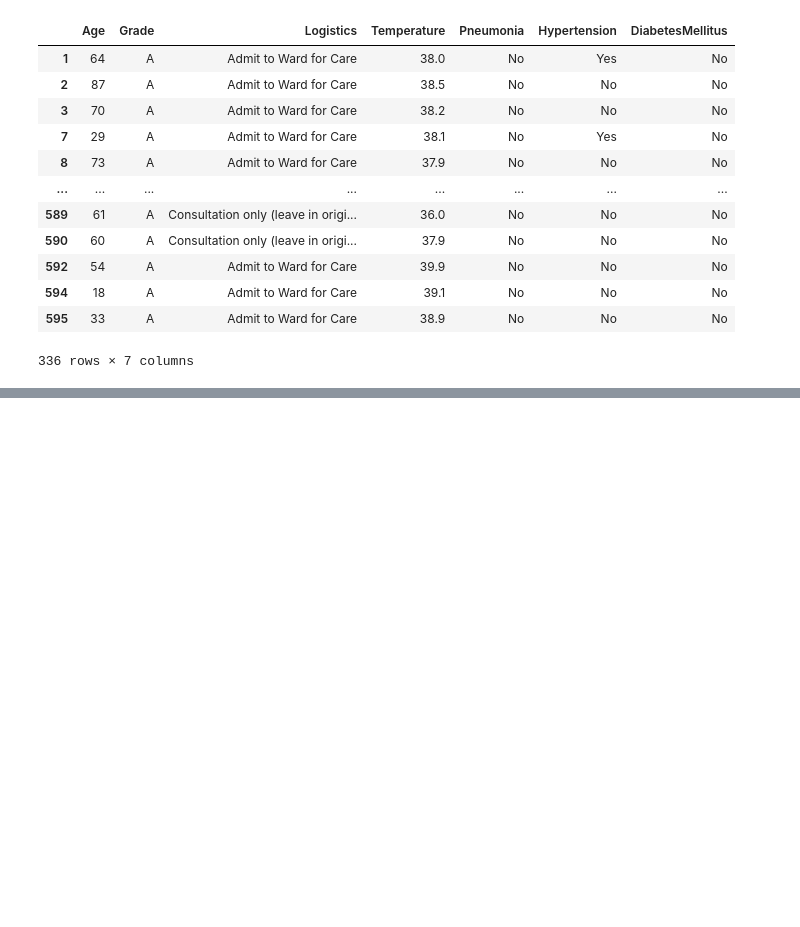
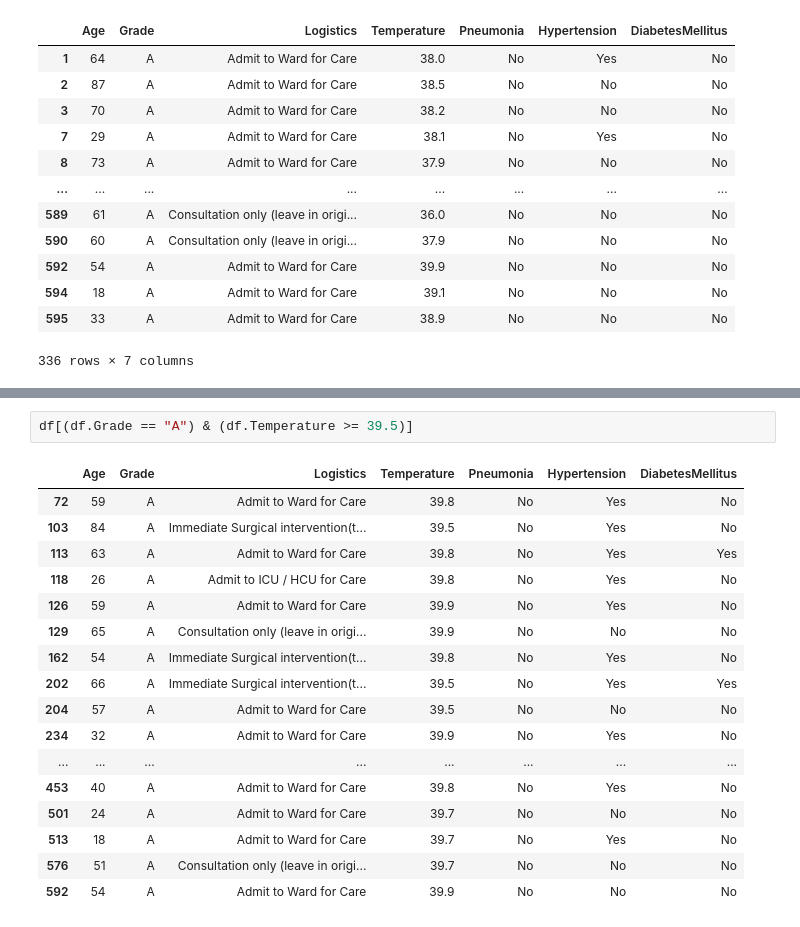
Before and after one commit to StephJones87/Udemy_Biostatistics_FUndamentals, a Jupyter notebook: Working_with_data.ipynb, the cells around one changed output, grey strips where cells are left out. Drawn from its saved outputs; the diff is of its cells as text; blank space fills up the shorter version.

```diff
--- a/Working_with_data.ipynb
+++ b/Working_with_data.ipynb
@@ -100,0 +121,20 @@ df[df.Grade == "A"]
+# %%
+df[(df.Grade == "A") & (df.Temperature >= 39.5)]
+# %% [output]
+|  | Age | Grade | Logistics | Temperature | Pneumonia | Hypertension | DiabetesMellitus |
+| 72 | 59 | A | Admit to Ward for Care | 39.8 | No | Yes | No |
+| 103 | 84 | A | Immediate Surgical intervention(t... | 39.5 | No | Yes | No |
+| 113 | 63 | A | Admit to Ward for Care | 39.8 | No | Yes | Yes |
+| 118 | 26 | A | Admit to ICU / HCU for Care | 39.8 | No | Yes | No |
+| 126 | 59 | A | Admit to Ward for Care | 39.9 | No | Yes | No |
+| 129 | 65 | A | Consultation only (leave in origi... | 39.9 | No | No | No |
+| 162 | 54 | A | Immediate Surgical intervention(t... | 39.8 | No | Yes | No |
+| 202 | 66 | A | Immediate Surgical intervention(t... | 39.5 | No | Yes | Yes |
+| 204 | 57 | A | Admit to Ward for Care | 39.5 | No | No | No |
+| 234 | 32 | A | Admit to Ward for Care | 39.9 | No | Yes | No |
+| ... | ... | ... | ... | ... | ... | ... | ... |
+| 453 | 40 | A | Admit to Ward for Care | 39.8 | No | Yes | No |
+| 501 | 24 | A | Admit to Ward for Care | 39.7 | No | No | No |
+| 513 | 18 | A | Admit to Ward for Care | 39.7 | No | Yes | No |
+| 576 | 51 | A | Consultation only (leave in origi... | 39.7 | No | No | No |
+| 592 | 54 | A | Admit to Ward for Care | 39.9 | No | No | No |
```
Also changed, not shown: parts of 2 cells of this notebook.
